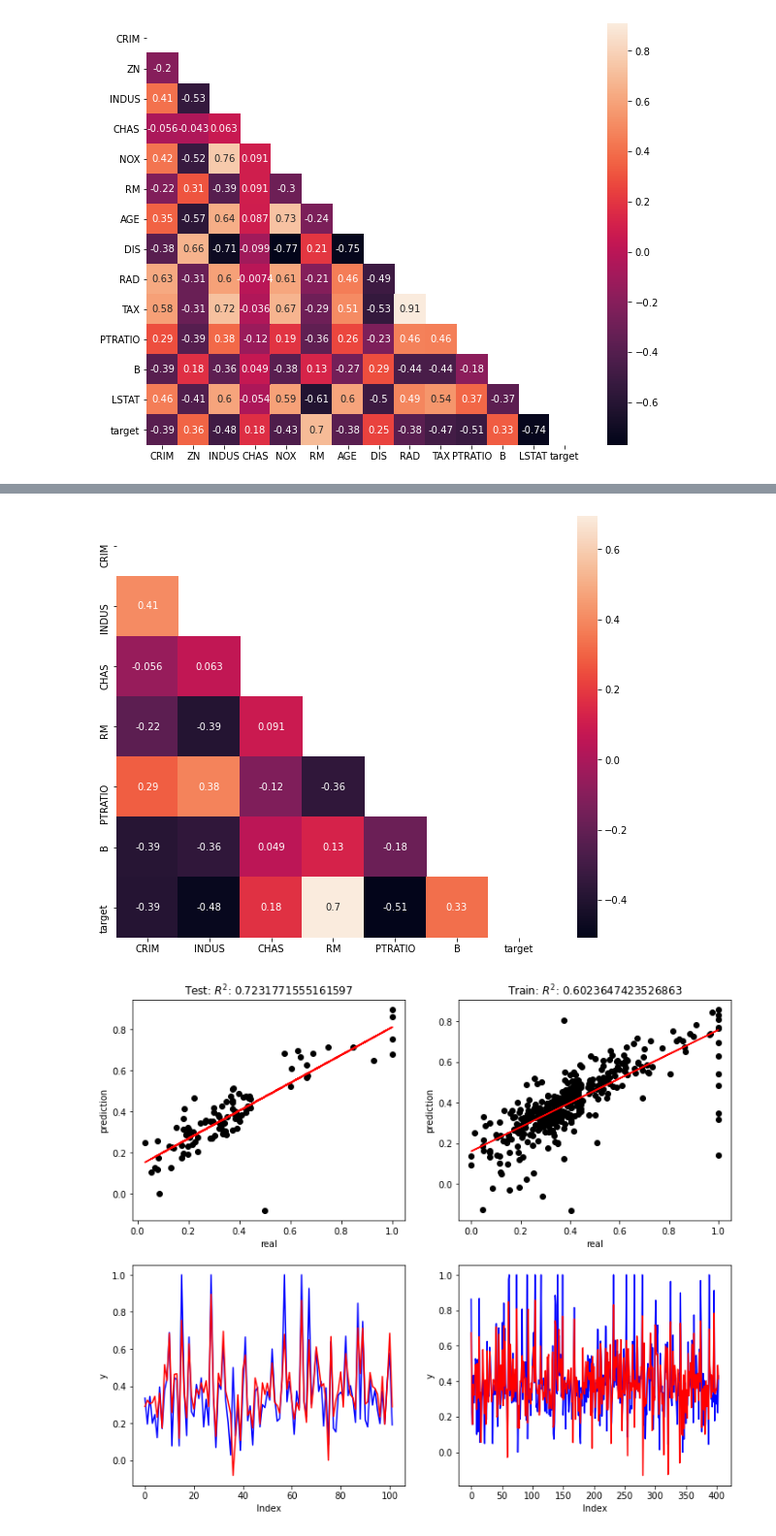
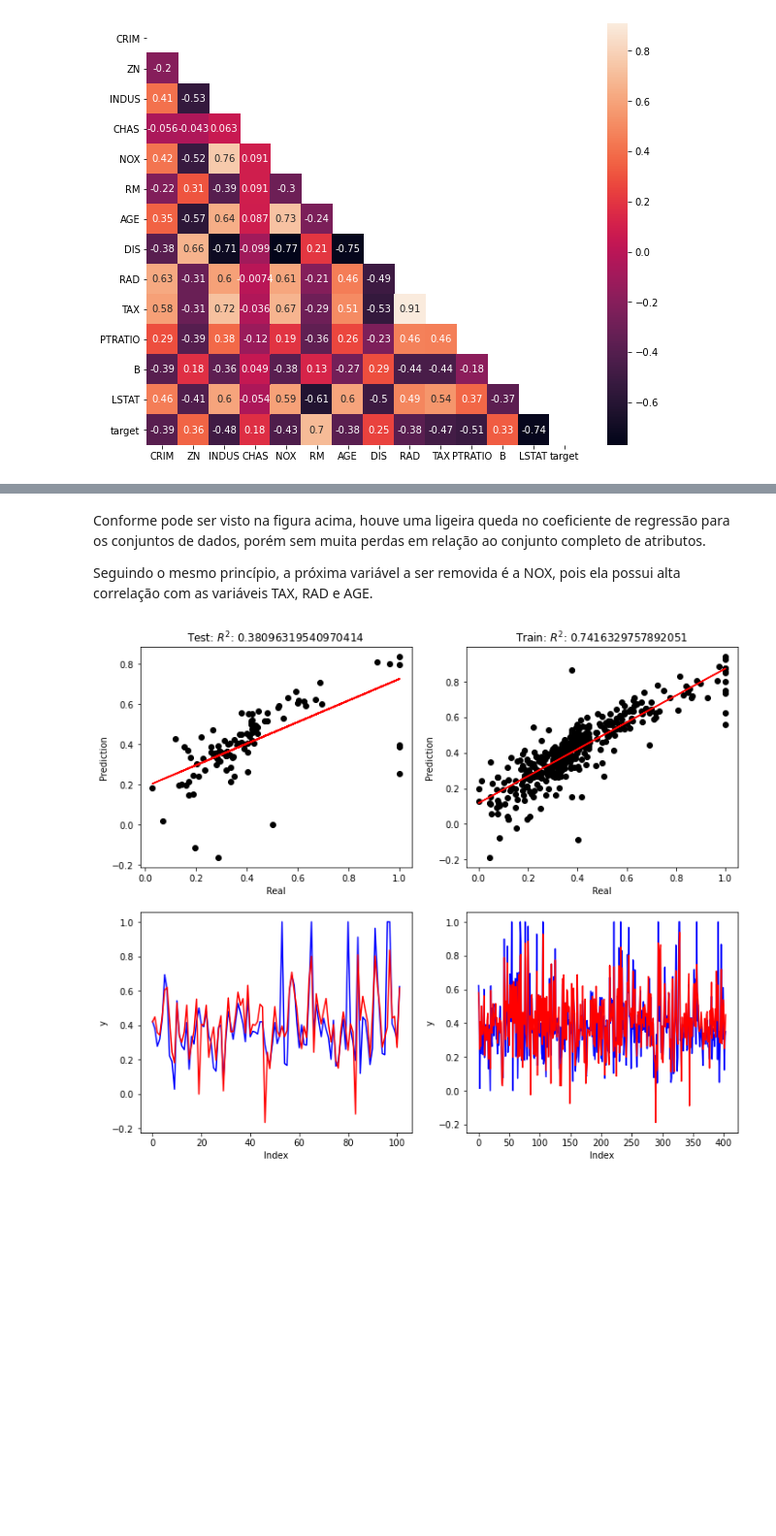
Before and after one commit to vicrsp/rna-ppgee, a Jupyter notebook: exercicios/ex3/Redes Neurais Artificias - Exercício 3.ipynb, the cells around one changed output, grey strips where cells are left out. Shown at 97% size. Saved outputs shown, nothing was run; the diff lists cells and outputs as text; code cells hidden in the pictures; blank space fills up the shorter version.

```diff
--- a/exercicios/ex3/Redes Neurais Artificias - Exercício 3.ipynb
+++ b/exercicios/ex3/Redes Neurais Artificias - Exercício 3.ipynb
@@ -76,6 +113,10 @@ X_train, y_train, X_test, y_test = train_test_split(X_scaled, y_scaled)
 adaline = Adaline(tol=1e-6)
 w, error = adaline.fit(X_train, y_train)
 
-# plot the training error
+# Plot the training error
 fig, ax = plt.subplots()
 ax.plot(error)
+ax.set_ylabel('Error')
+ax.set_ylabel('Epochs')
+fig.show()
+print(f'MSE training:', error[-1])
@@ -82,8 +126,7 @@ ax.plot(error)
 # %%
-def augment(x):
-    return np.hstack((-np.ones((len(x), 1)), x.reshape(-1,1)))
 
 def evaluate_model(model, X_train, y_train, X_test, y_test):
+    def augment(x): return np.hstack((-np.ones((len(x), 1)), x.reshape(-1,1)))
     # prediction
     y_test_pred = adaline.predict(X_test)
     y_train_pred = adaline.predict(X_train)
@@ -99,15 +142,15 @@ def evaluate_model(model, X_train, y_train, X_test, y_test):
     # actual vs prediction - training
     ax[0,0].scatter(y_test, y_test_pred, color='k')
     ax[0,0].plot(y_test, adareg.fit_predict(y_test_aug, y_test_pred, y_test_aug), 'r-')
-    ax[0,0].set_xlabel('real')
-    ax[0,0].set_ylabel('prediction')
+    ax[0,0].set_xlabel('Real')
+    ax[0,0].set_ylabel('Prediction')
     ax[0,0].set_title(f'Test: $R^2$: {r2_test}')
 
     # actual vs prediction - test
     ax[0,1].scatter(y_train, y_train_pred, color='k')
     ax[0,1].plot(y_train, adareg.fit_predict(y_train_aug, y_train_pred, y_train_aug), 'r-')
-    ax[0,1].set_xlabel('real')
-    ax[0,1].set_ylabel('prediction')
+    ax[0,1].set_xlabel('Real')
+    ax[0,1].set_ylabel('Prediction')
     ax[0,1].set_title(f'Train: $R^2$: {r2_train}')
 
     # values - training
@@ -165,20 +213,19 @@ evaluate_model(adaline, X_train_r, y_train, X_test_r, y_test)
+# %% [markdown]
+Conforme pode ser visto na figura acima, houve uma ligeira queda no coeficiente de regressão para os conjuntos de dados, porém sem muita perdas em relação ao conjunto completo de atributos.
+
+Seguindo o mesmo princípio, a próxima variável a ser removida é a NOX, pois ela possui alta correlação com as variáveis TAX, RAD e AGE.
 # %%
 # remove high correlated variables
-# NOX and INDUS are highly correlated with each other (0.75)
-# Since INDUS has a higher correlation with the target, NO will be removed
 # Train the model
-cols_to_remove = ['DIS', 'NOX', 'TAX', 'RAD', 'LSTAT', 'AGE', 'ZN']
+cols_to_remove = ['DIS', 'NOX']
 mask = ~np.isin(columns, cols_to_remove)
 cols_to_include = np.arange(len(columns))[mask]
 
 X_train_r = X_train[:, cols_to_include]
 X_test_r = X_test[:, cols_to_include]
 
-plot_correlation(X_scaled[:, cols_to_include],y_scaled,columns[cols_to_include])
-
 adaline = Adaline(tol=1e-6)
 w, error = adaline.fit(X_train_r, y_train)
 evaluate_model(adaline, X_train_r, y_train, X_test_r, y_test)
 # %% [output]
-[figure, old version]
+[figure, new version]
-[figure, removed]
```
Also changed, not shown: parts of 18 cells of this notebook, 4 other files.
